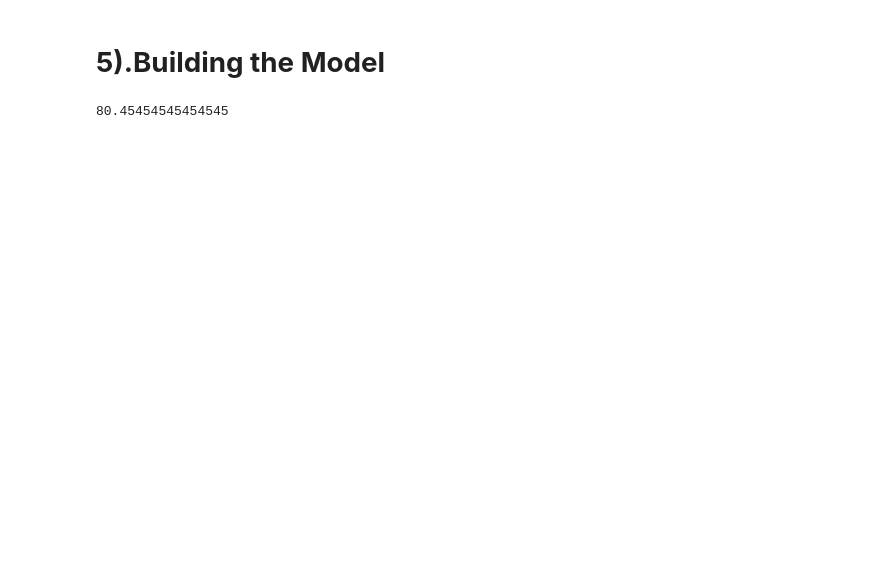
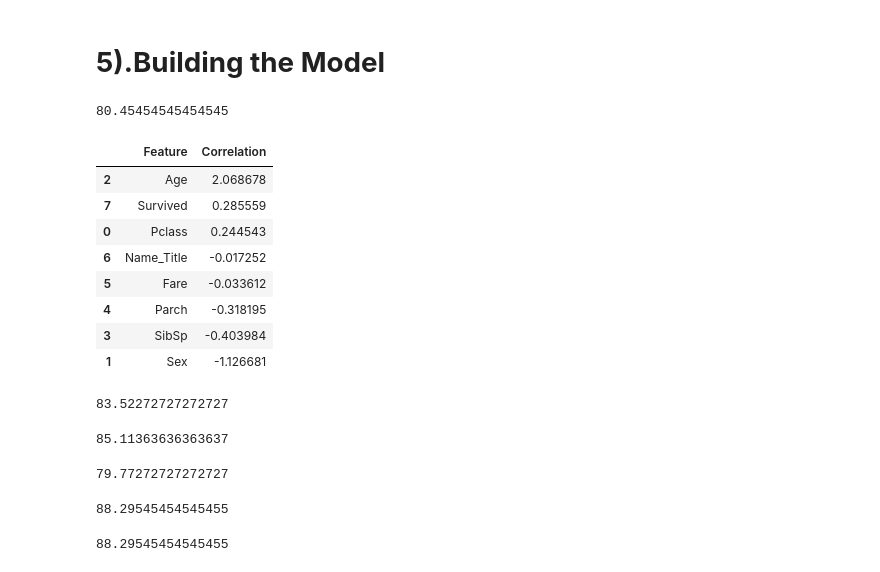
Before and after one commit to ShreyasR26/Titanic_Survival_Prediction, a Jupyter notebook: titanic-survival-prediction-python-ipynb(2).ipynb, the cells around one changed output. Saved outputs shown, nothing was run; the diff lists cells and outputs as text; code cells hidden in the pictures; blank space fills up the shorter version.

```diff
--- a/titanic-survival-prediction-python-ipynb(2).ipynb
+++ b/titanic-survival-prediction-python-ipynb(2).ipynb
@@ -1106,3 +862,65 @@ log_reg_score = log_reg.score(x_train, y_train) * 100
 log_reg_score
 # %% [output]
 80.45454545454545
+# %%
+coeff = pd.DataFrame(train.columns.delete(0))
+coeff.columns = ['Feature']
+coeff['Correlation'] = pd.Series(log_reg.coef_[0])
+coeff.sort_values(by = 'Correlation', ascending = False)
+# %% [output]
+|  | Feature | Correlation |
+| 2 | Age | 2.068678 |
+| 7 | Survived | 0.285559 |
+| 0 | Pclass | 0.244543 |
+| 6 | Name_Title | -0.017252 |
+| 5 | Fare | -0.033612 |
+| 4 | Parch | -0.318195 |
+| 3 | SibSp | -0.403984 |
+| 1 | Sex | -1.126681 |
+# %%
+#Support Vector Machines
+from sklearn.svm import SVC, LinearSVC
+svm = SVC()
+svm_fit = svm.fit(x_train, y_train)
+y_pred = svm.predict(test)
+svm_score = svm.score(x_train, y_train) * 100
+svm_score
+# %% [output]
+83.52272727272727
+# %%
+from sklearn.neighbors import KNeighborsClassifier
+#K-Nearest Neighbors
+knn = KNeighborsClassifier()
+knn_fit = knn.fit(x_train, y_train)
+y_pred = knn.predict(test)
+knn_score = knn.score(x_train, y_train) * 100
+knn_score
+# %% [output]
+85.11363636363637
+# %%
+from sklearn.naive_bayes import GaussianNB
+gauss = GaussianNB()
+gauss_fit = gauss.fit(x_train, y_train)
+y_pred = gauss.predict(test)
+gauss_score = gauss.score(x_train, y_train) * 100
+gauss_score
+# %% [output]
+79.77272727272727
+# %%
+from sklearn.tree import DecisionTreeClassifier
+dec_tree = DecisionTreeClassifier()
+dec_tree_fit = dec_tree.fit(x_train, y_train)
+y_pred = dec_tree.predict(test)
+dec_tree_score = dec_tree.score(x_train, y_train) * 100
+dec_tree_score
+# %% [output]
+88.29545454545455
+# %%
+from sklearn.ensemble import RandomForestClassifier
+rf = RandomForestClassifier(n_estimators=100)
+rf_fit = rf.fit(x_train, y_train)
+y_pred = rf.predict(test)
+rf_score = rf.score(x_train, y_train) * 100
+rf_score
+# %% [output]
+88.29545454545455
```
Also changed, not shown: parts of 38 cells of this notebook.
